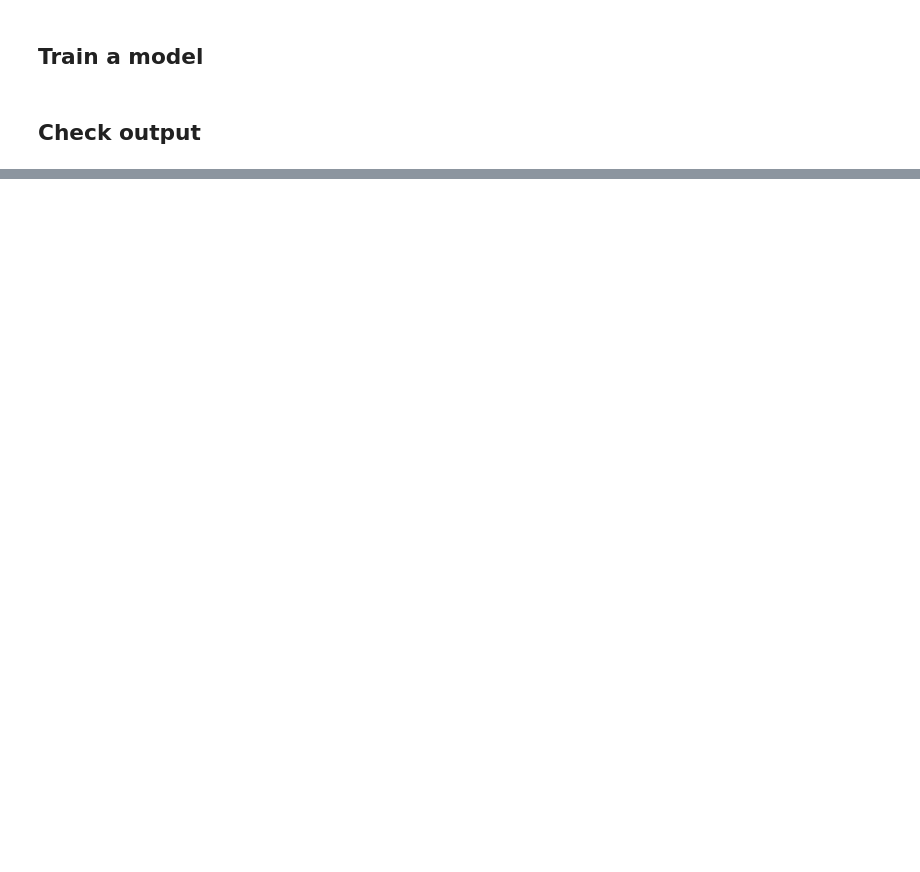
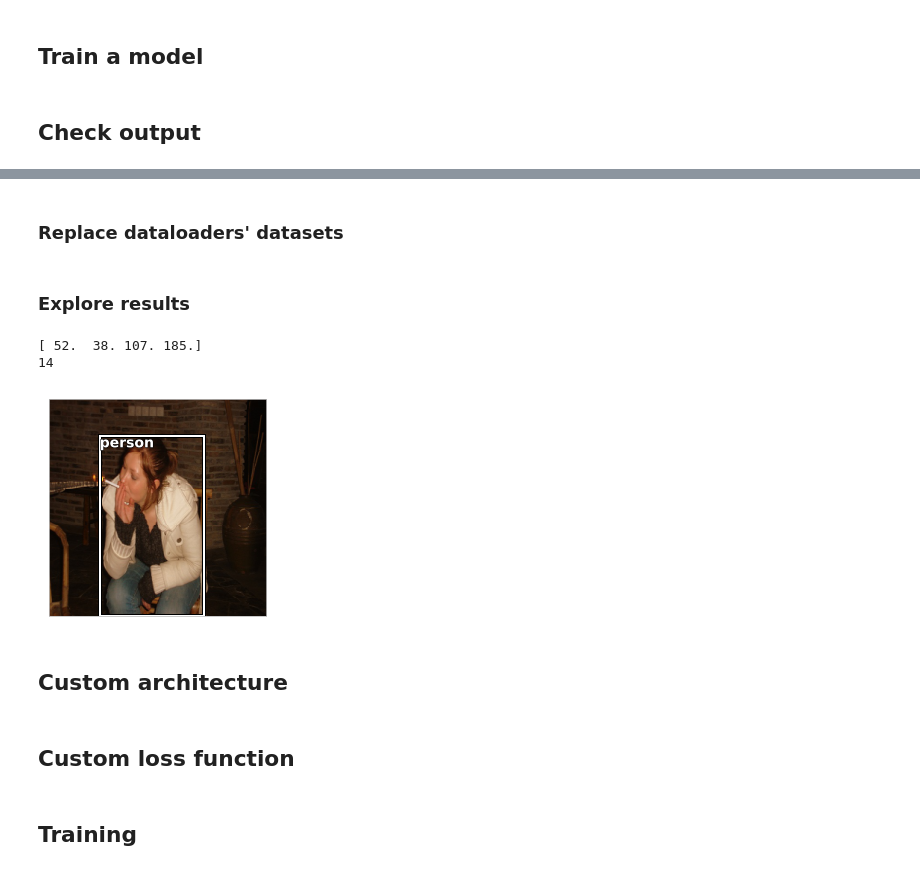
Before and after one commit to evgenysushko/fastai_course, a Jupyter notebook: dl2/quick-pascal.ipynb, the cells around one changed output, grey strips where cells are left out. Drawn from its saved outputs; the diff is of its cells as text; code cells hidden in the pictures; blank space fills up the shorter version.

```diff
--- a/dl2/quick-pascal.ipynb
+++ b/dl2/quick-pascal.ipynb
@@ -233,0 +263,11 @@ plt.tight_layout()
+# %%
+f_model=resnet34
+sz=224
+bs=64
+
+val_idxs = get_cv_idxs(len(trn_fns))
+
+tfms = tfms_from_model(f_model, sz, crop_type=CropType.NO, tfm_y=TfmType.COORD)
+md = ImageClassifierData.from_csv(PATH, JPEGS, BB_CSV, tfms=tfms,
+    continuous=True, num_workers=4, val_idxs=val_idxs)
+md2 = ImageClassifierData.from_csv(PATH, JPEGS, CSV, tfms=tfms_from_model(f_model, sz))
@@ -233,0 +276,34 @@ plt.tight_layout()
+# %%
+class ConcatLblDataset(Dataset):
+    def __init__(self, ds, y2): self.ds,self.y2 = ds,y2
+    def __len__(self): return len(self.ds)
+    def __getitem__(self, i):
+        x,y = self.ds[i]
+        return (x, (y,self.y2[i]))
+# %%
+trn_ds2 = ConcatLblDataset(md.trn_ds, md2.trn_y)
+val_ds2 = ConcatLblDataset(md.val_ds, md2.val_y)
+# %% [markdown]
+### Replace dataloaders' datasets
+# %%
+md.trn_dl.dataset = trn_ds2
+md.val_dl.dataset = val_ds2
+# %% [markdown]
+### Explore results
+# %%
+x,y=next(iter(md.val_dl))
+idx=3
+ima=md.val_ds.ds.denorm(to_np(x))[idx]
+b = bb_hw(to_np(y[0][idx]))
+print(b)
+print(y[1][idx])
+
+ax = show_img(ima)
+draw_rect(ax, b)
+draw_text(ax, b[:2], md2.classes[y[1][idx]])
+# %% [output]
+[ 52.  38. 107. 185.]
+14
+[figure, added]
+# %% [markdown]
+## Custom architecture
@@ -233,0 +325,2 @@ plt.tight_layout()
+# %% [markdown]
+## Custom loss function
@@ -233,0 +347,2 @@ plt.tight_layout()
+# %% [markdown]
+## Training
```
Also changed, not shown: parts of 16 cells of this notebook, 1 other file.
